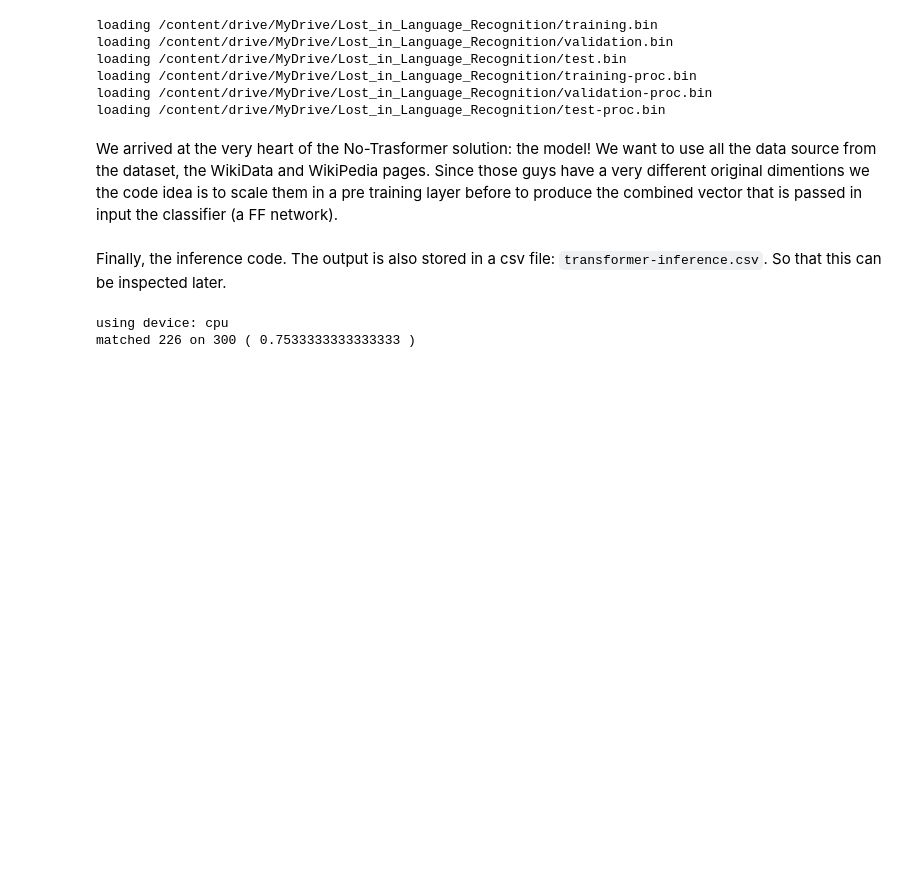
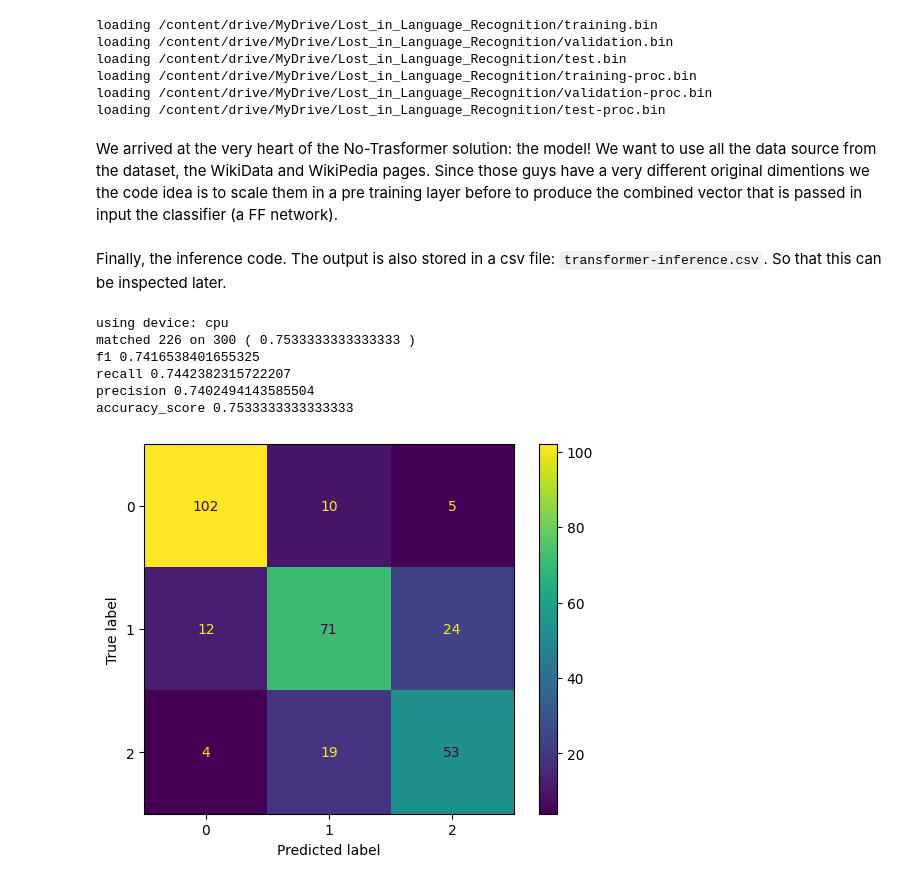
Before and after one commit to fax4ever/nlp-projects, a Jupyter notebook: colabs/NLP_no_transformer_inference.ipynb, the cells around one changed output. Cells and saved outputs as stored; diff of their text form; code cells hidden in the pictures; blank space fills up the shorter version.

```diff
--- a/colabs/NLP_no_transformer_inference.ipynb
+++ b/colabs/NLP_no_transformer_inference.ipynb
@@ -636,30 +637,46 @@ def number_to_label(label):
     raise ValueError('label not suppoerted: ' + label)
 
 model = MultiModalModel.from_pretrained("fax4ever/culturalitems-no-transformer")
 device = 'cuda' if torch.cuda.is_available() else 'cpu'
 print("using device:", device)
 model.to_device(device)
 model.eval()
 matching = 0
+predictions = []
+labels = []
 with torch.no_grad():
     validation = processed_dataset.validation()
     for entity in DataLoader(validation):
         prediction = model(entity).detach().cpu().clone().argmax(dim=1).numpy()[0]
         true_label = entity['output_label'].numpy()[0]
+        predictions.append(prediction)
+        labels.append(true_label)
         match = prediction == true_label
         if match:
             matching = matching + 1
 print('matched', matching, 'on', len(validation), '(', matching/len(validation), ')')
+
+cm = confusion_matrix(labels, predictions)
+ConfusionMatrixDisplay(cm).plot()
+print('f1', f1_score(labels, predictions, average='macro'))
+print('recall', recall_score(labels, predictions, average='macro'))
+print('precision', precision_score(labels, predictions, average='macro'))
+print('accuracy_score', accuracy_score(labels, predictions))
 
 with open(BASE_PATH + 'Lost_in_Language_Recognition_output_multimodalnn.csv', 'w', newline='') as file:
     writer = csv.writer(file)
     field = ['item', 'name', 'label']
     writer.writerow(field)
     with torch.no_grad():
         test = processed_dataset.test()
         for entity in DataLoader(test):
             prediction = model(entity).detach().cpu().clone().argmax(dim=1).numpy()[0]
             writer.writerow(["http://www.wikidata.org/entity/" + entity['entity_id'][0], entity['name'][0], number_to_label(prediction)])
 # %% [output]
 using device: cpu
 matched 226 on 300 ( 0.7533333333333333 )
+f1 0.7416538401655325
+recall 0.7442382315722207
+precision 0.7402494143585504
+accuracy_score 0.7533333333333333
+[figure, added]
```
Also changed, not shown: parts of 4 cells of this notebook, 2 other files.
